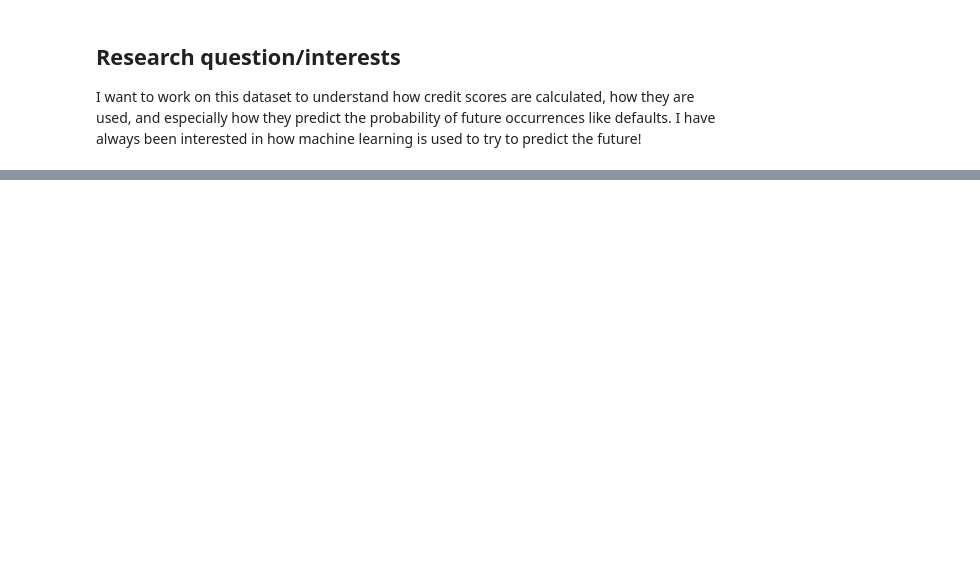
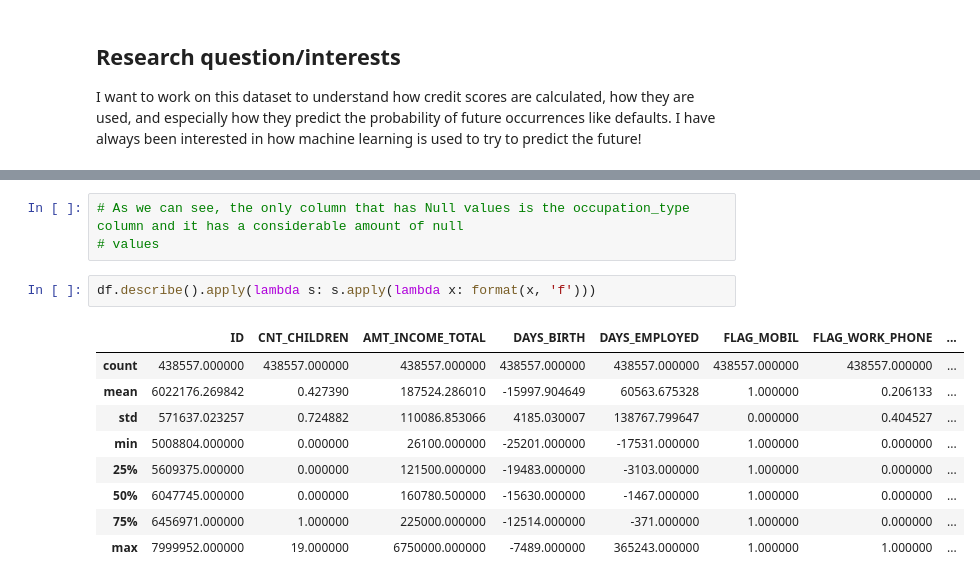
Before and after one commit to alexisd1212/DATA301Project, a Jupyter notebook: notebooks/analysis2.ipynb, the cells around one changed output, grey strips where cells are left out. Cells and saved outputs as stored; diff of their text form; blank space fills up the shorter version.

```diff
--- a/notebooks/analysis2.ipynb
+++ b/notebooks/analysis2.ipynb
@@ -30,0 +127,15 @@ print(df.head(1048575))
+# %%
+# As we can see, the only column that has Null values is the occupation_type column and it has a considerable amount of null
+# values
+# %%
+df.describe().apply(lambda s: s.apply(lambda x: format(x, 'f')))
+# %% [output]
+|  | ID | CNT_CHILDREN | AMT_INCOME_TOTAL | DAYS_BIRTH | DAYS_EMPLOYED | FLAG_MOBIL | FLAG_WORK_PHONE | ... |
+| count | 438557.000000 | 438557.000000 | 438557.000000 | 438557.000000 | 438557.000000 | 438557.000000 | 438557.000000 | ... |
+| mean | 6022176.269842 | 0.427390 | 187524.286010 | -15997.904649 | 60563.675328 | 1.000000 | 0.206133 | ... |
+| std | 571637.023257 | 0.724882 | 110086.853066 | 4185.030007 | 138767.799647 | 0.000000 | 0.404527 | ... |
+| min | 5008804.000000 | 0.000000 | 26100.000000 | -25201.000000 | -17531.000000 | 1.000000 | 0.000000 | ... |
+| 25% | 5609375.000000 | 0.000000 | 121500.000000 | -19483.000000 | -3103.000000 | 1.000000 | 0.000000 | ... |
+| 50% | 6047745.000000 | 0.000000 | 160780.500000 | -15630.000000 | -1467.000000 | 1.000000 | 0.000000 | ... |
+| 75% | 6456971.000000 | 1.000000 | 225000.000000 | -12514.000000 | -371.000000 | 1.000000 | 0.000000 | ... |
+| max | 7999952.000000 | 19.000000 | 6750000.000000 | -7489.000000 | 365243.000000 | 1.000000 | 1.000000 | ... |
```
Also changed, not shown: parts of 32 cells of this notebook, 1 other file.
